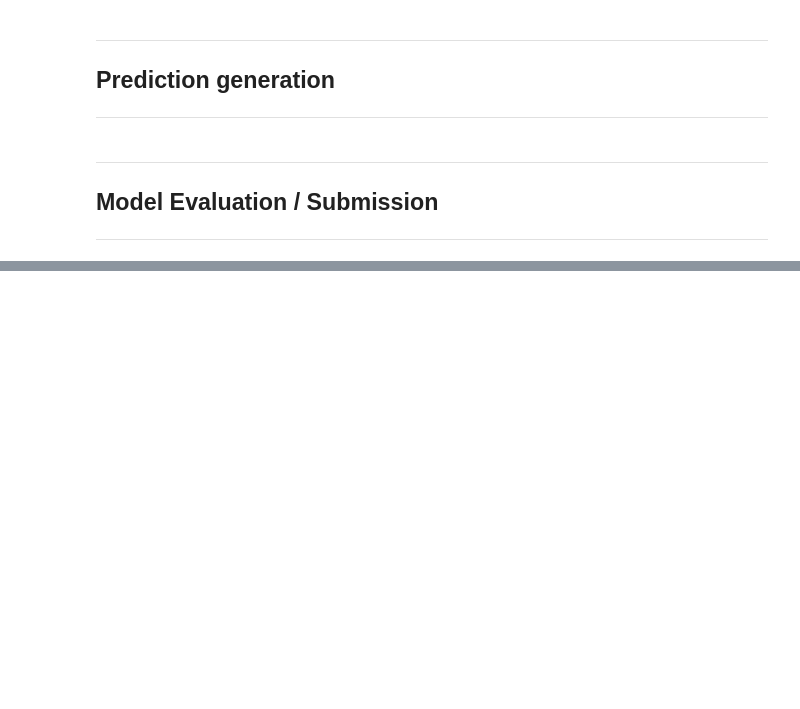
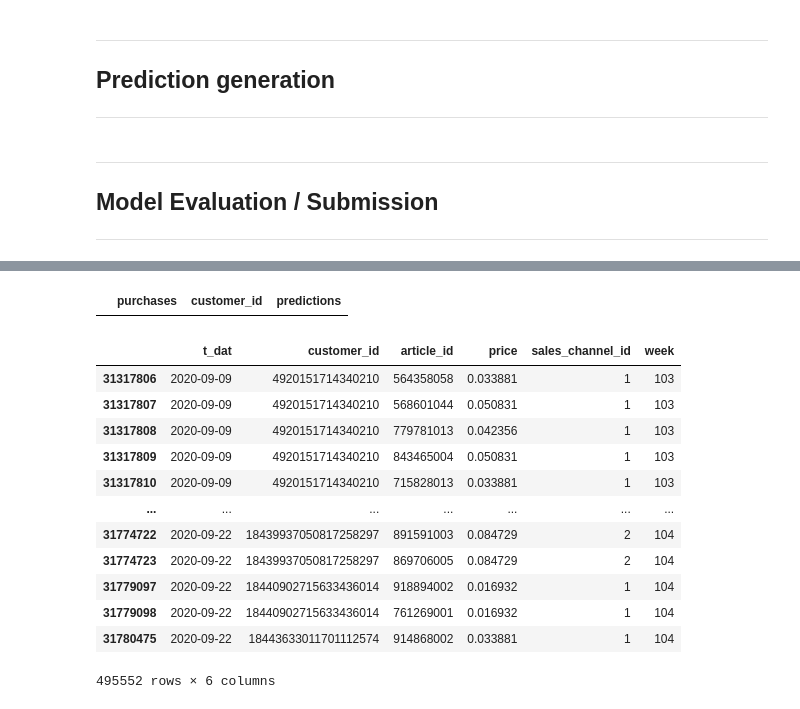
Before and after one commit to LienM/ai-project-23-24, a Jupyter notebook: FelixVernieuwe/03 - Research Question 1/03 - Research Question 1.ipynb, the cells around one changed output, grey strips where cells are left out. Drawn from its saved outputs; the diff is of its cells as text; code cells hidden in the pictures; blank space fills up the shorter version.

```diff
--- a/FelixVernieuwe/03 - Research Question 1/03 - Research Question 1.ipynb
+++ b/FelixVernieuwe/03 - Research Question 1/03 - Research Question 1.ipynb
@@ -92,11 +94,15 @@ def clean_up_transaction_data(data):
 # Reference week (i.e. the last week of our training data, any week after this can be considered part of the test set)
 # In the current training set, the last week is 104, if we take this as reference, we will try to make predictions for week 105
 
-REFERENCE_WEEK = all_transactions["week"].max()
-# REFERENCE_WEEK = all_transactions["week"].max() - 1
+
+# Iff AMOUNT_OF_TEST_WEEKS > 0, then the model will be tested on itself, instead of the Kaggle score
+AMOUNT_OF_TEST_WEEKS = 2
 
 # How many weeks to train on
-TRAINING_INTERVAL = 10
+TRAINING_INTERVAL = 2
+
+
+REFERENCE_WEEK = all_transactions["week"].max() - AMOUNT_OF_TEST_WEEKS
 
 #Output additional graphs and information
 VERBOSE = False
@@ -297,3 +309,24 @@ if test_data.empty is False:
+# %%
+truth_prediction = ground_truth_purchases.merge(predicted_purchases, on="customer_id", how="inner")
+truth_prediction
+# %% [output]
+|  | purchases | customer_id | predictions |
+# %%
+test_data
+# %% [output]
+|  | t_dat | customer_id | article_id | price | sales_channel_id | week |
+| 31317806 | 2020-09-09 | 4920151714340210 | 564358058 | 0.033881 | 1 | 103 |
+| 31317807 | 2020-09-09 | 4920151714340210 | 568601044 | 0.050831 | 1 | 103 |
+| 31317808 | 2020-09-09 | 4920151714340210 | 779781013 | 0.042356 | 1 | 103 |
+| 31317809 | 2020-09-09 | 4920151714340210 | 843465004 | 0.050831 | 1 | 103 |
+| 31317810 | 2020-09-09 | 4920151714340210 | 715828013 | 0.033881 | 1 | 103 |
+| ... | ... | ... | ... | ... | ... | ... |
+| 31774722 | 2020-09-22 | 18439937050817258297 | 891591003 | 0.084729 | 2 | 104 |
+| 31774723 | 2020-09-22 | 18439937050817258297 | 869706005 | 0.084729 | 2 | 104 |
+| 31779097 | 2020-09-22 | 18440902715633436014 | 918894002 | 0.016932 | 1 | 104 |
+| 31779098 | 2020-09-22 | 18440902715633436014 | 761269001 | 0.016932 | 1 | 104 |
+| 31780475 | 2020-09-22 | 18443633011701112574 | 914868002 | 0.033881 | 1 | 104 |
+495552 rows × 6 columns
 # %%
 # Evaluate on leaderboard set (unknown data)
 if test_data.empty is True:
```
Also changed, not shown: parts of 10 cells of this notebook, 1 other file.
